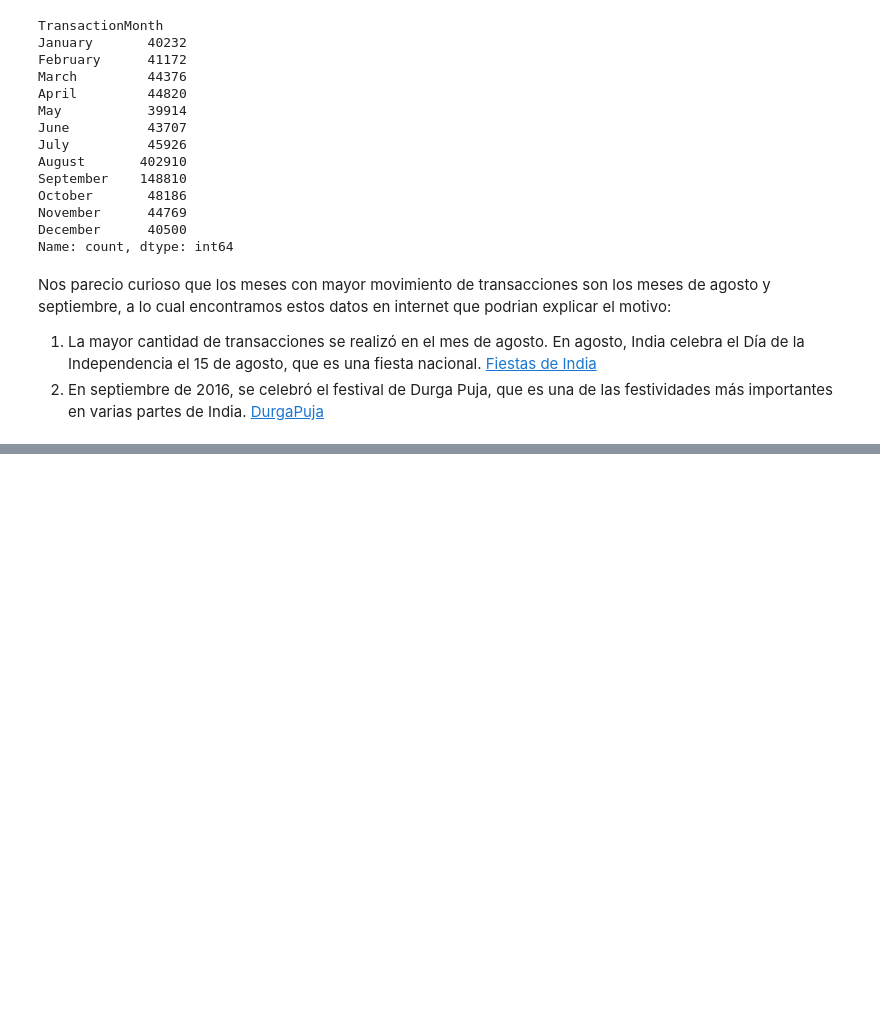
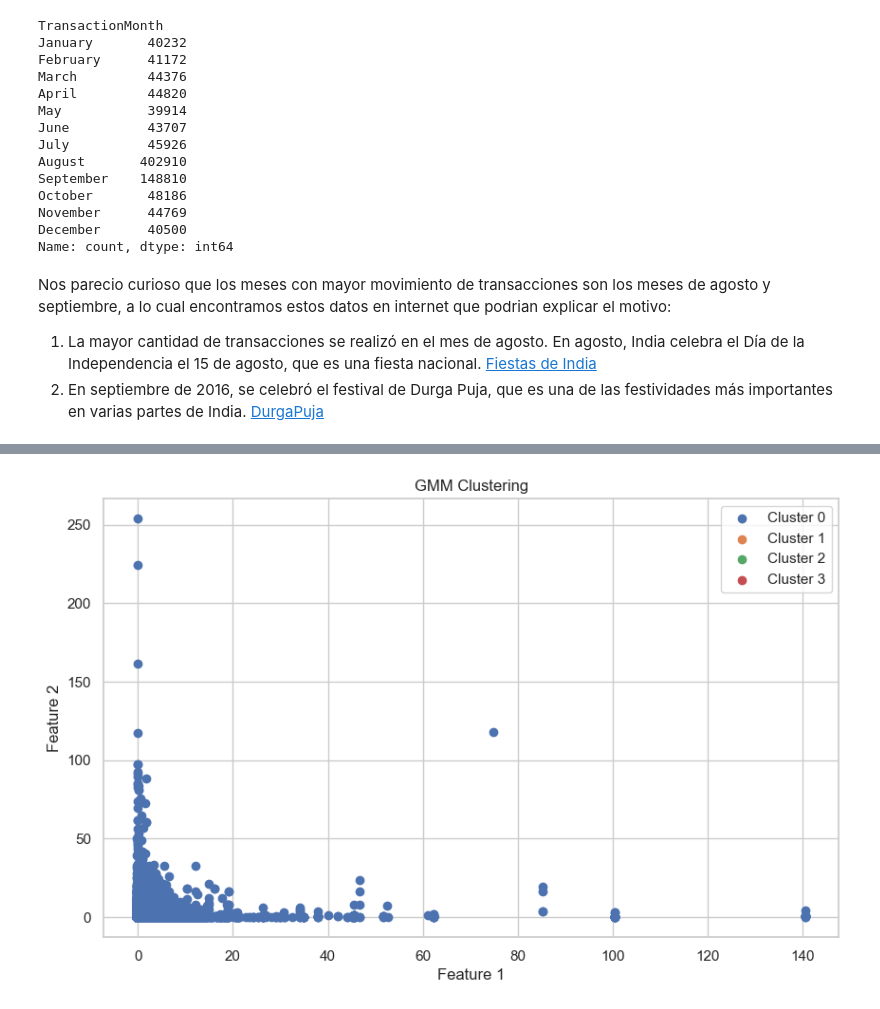
Before and after one commit to AndresQuinto5/IA_LAB4, a Jupyter notebook: Laboratorio4.ipynb, the cells around one changed output, grey strips where cells are left out. Cells and saved outputs as stored; diff of their text form; code cells hidden in the pictures; blank space fills up the shorter version.

```diff
--- a/Laboratorio4.ipynb
+++ b/Laboratorio4.ipynb
@@ -307,0 +544,15 @@ Nos parecio curioso que los meses con mayor movimiento de transacciones son los
+# %%
+import matplotlib.pyplot as plt
+
+# Assuming 'X' is two-dimensional for visualization
+plt.figure(figsize=(10, 6))
+for k in range(K):
+    cluster_data = X[labels == k]
+    plt.scatter(cluster_data[:, 0], cluster_data[:, 1], label=f'Cluster {k}')
+plt.title('GMM Clustering')
+plt.xlabel('Feature 1')
+plt.ylabel('Feature 2')
+plt.legend()
+plt.show()
+# %% [output]
+[figure, added]
```
Also changed, not shown: parts of 17 cells of this notebook.
